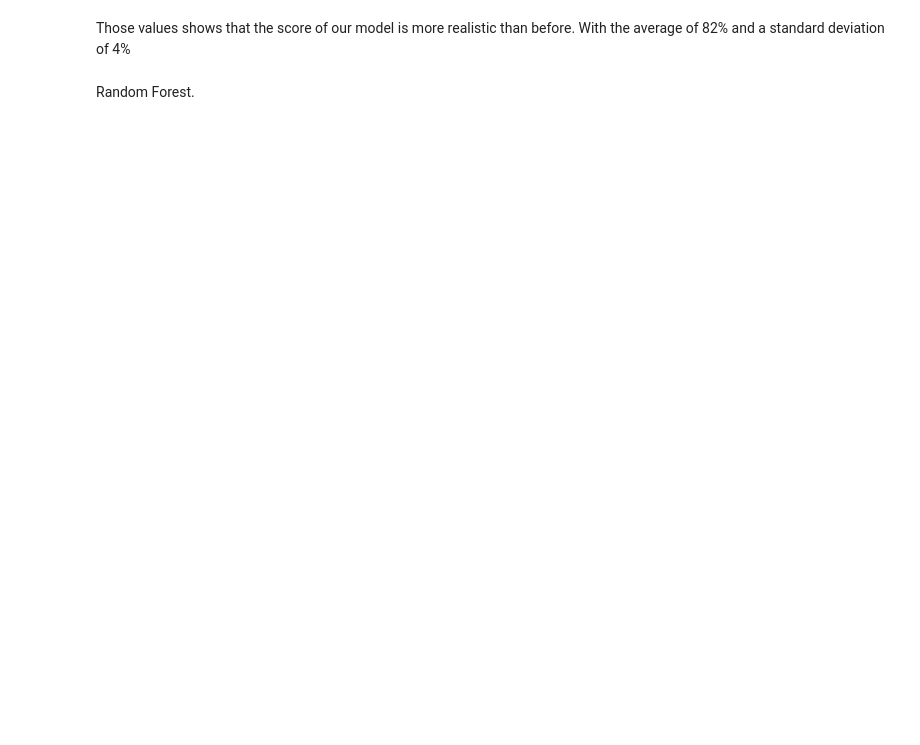
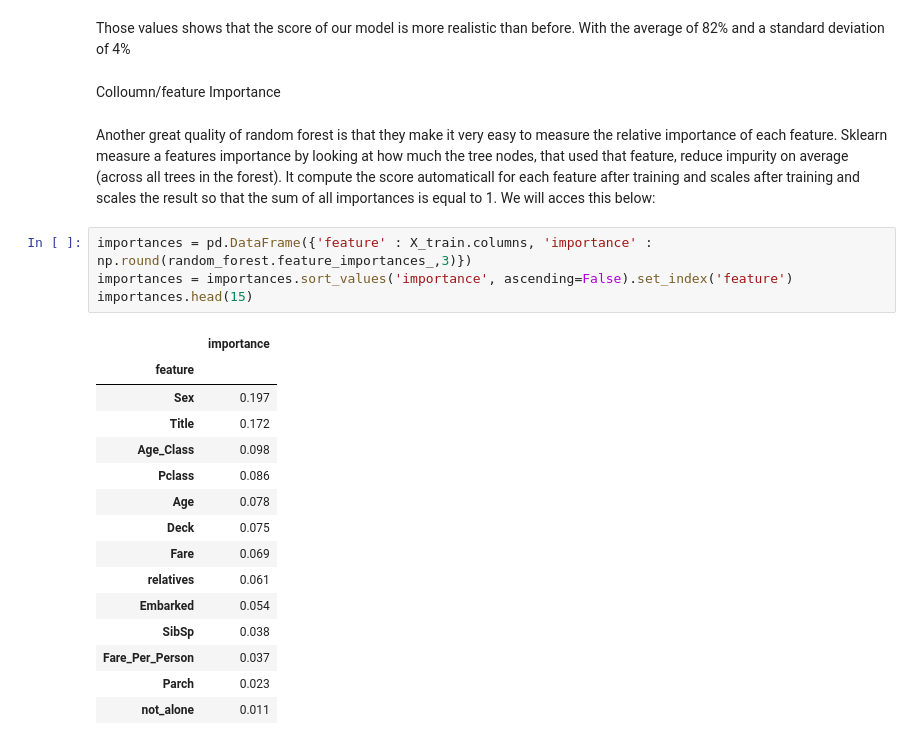
Before and after one commit to classicon6t6/titanic, a Jupyter notebook: titanic.ipynb, the cells around one changed output. Cells and saved outputs as stored; diff of their text form; blank space fills up the shorter version.

```diff
--- a/titanic.ipynb
+++ b/titanic.ipynb
@@ -737,5 +715,27 @@ Mean : 81.48
 Standard Deviation : 4.17
 # %% [markdown]
 Those values shows that the score of our model is more realistic than before. With the average of 82% and a standard deviation of 4%
-# %% [markdown]
-Random Forest.
+# %% [markdown]
+Colloumn/feature Importance
+# %% [markdown]
+Another great quality of random forest is that they make it very easy to measure the relative importance of each feature. Sklearn measure a features importance by looking at how much the tree nodes, that used that feature, reduce impurity on average (across all trees in the forest). It compute the score automaticall for each feature after training and scales after training and scales the result so that the sum of all importances is equal to 1. We will acces this below:
+# %%
+importances = pd.DataFrame({'feature' : X_train.columns, 'importance' : np.round(random_forest.feature_importances_,3)})
+importances = importances.sort_values('importance', ascending=False).set_index('feature')
+importances.head(15)
+# %% [output]
+|  | importance |
+| feature |  |
+| Sex | 0.197 |
+| Title | 0.172 |
+| Age_Class | 0.098 |
+| Pclass | 0.086 |
+| Age | 0.078 |
+| Deck | 0.075 |
+| Fare | 0.069 |
+| relatives | 0.061 |
+| Embarked | 0.054 |
+| SibSp | 0.038 |
+| Fare_Per_Person | 0.037 |
+| Parch | 0.023 |
+| not_alone | 0.011 |
```
Also changed, not shown: parts of 25 cells of this notebook.
